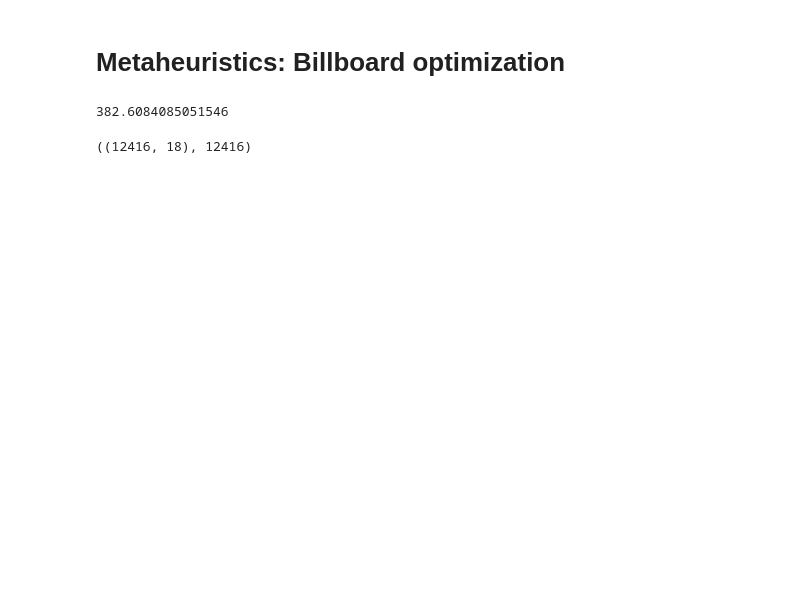
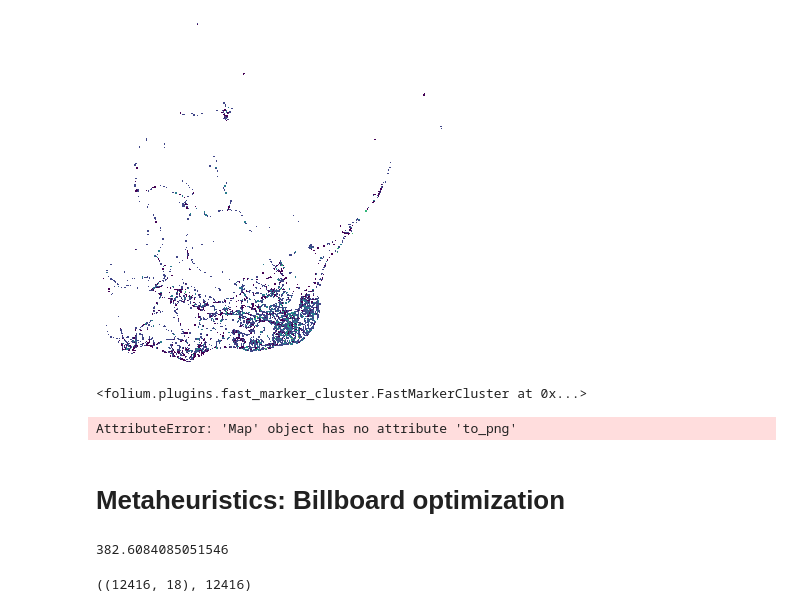
Before and after one commit to TiagoFilipeSousaGoncalves/wdl-tech-moguls, a Jupyter notebook: stage-4/Deliverable.ipynb, the cells around one changed output. Drawn from its saved outputs; the diff is of its cells as text; code cells hidden in the pictures; blank space fills up the shorter version.

```diff
--- a/stage-4/Deliverable.ipynb
+++ b/stage-4/Deliverable.ipynb
@@ -133,0 +121,4 @@ df[df.nbr_points_around_billboard > 200].head(3)
+# %%
+from matplotlib import pyplot as plt
+
+all_coordinates = df[['Y', 'X']].values
@@ -134,3 +129,51 @@ df[df.nbr_points_around_billboard > 200].head(3)
+# %%
+import copy
+from matplotlib.colors import LogNorm
+
+def density_map(latitudes, longitudes, center, bins=1000, radius=0.1):
+    cmap = copy.copy(plt.cm.jet)
+    cmap.set_bad((0,0,0))  # Fill background with black
+
+    # Center the map around the provided center coordinates
+    histogram_range = [
+        [center[1] - radius, center[1] + radius],
+        [center[0] - radius, center[0] + radius]
+    ]
+
+    fig = plt.figure(figsize=(5,5))
+    plt.hist2d(longitudes, latitudes, bins=bins, norm=LogNorm())#, range=histogram_range)
+
+    # Remove all axes and annotations to keep the map clean and simple
+    plt.grid('off')
+    plt.axis('off')
+    fig.axes[0].get_xaxis().set_visible(False)
+    fig.axes[0].get_yaxis().set_visible(False)
+    plt.tight_layout()
+    plt.show()
+
+    # Coordinates of Porto's city center
+porto = [41.1579, -8.6291]
+# Separate the latitude and longitude values from our list of coordinates
+latitudes = all_coordinates[:,0]
+longitudes = all_coordinates[:,1]
+
+# Render the map
+density_map(latitudes, longitudes, center=[0, 0])
+# %% [output]
+[figure, added]
+# %%
+from folium.plugins import FastMarkerCluster
+import folium
+
+m = folium.Map(location=[38.760398,-9.190202], zoom_start=10)
+
+FastMarkerCluster(df[['Y', 'X']].values).add_to(m)
+# %% [output]
+<folium.plugins.fast_marker_cluster.FastMarkerCluster at 0x...>
+# %%
+m.to_png('hey.png')
+# %% [output]
+AttributeError: 'Map' object has no attribute 'to_png'
 # %% [markdown]
 # Metaheuristics: Billboard optimization
 # %%
```
Also changed, not shown: parts of 20 cells of this notebook.
